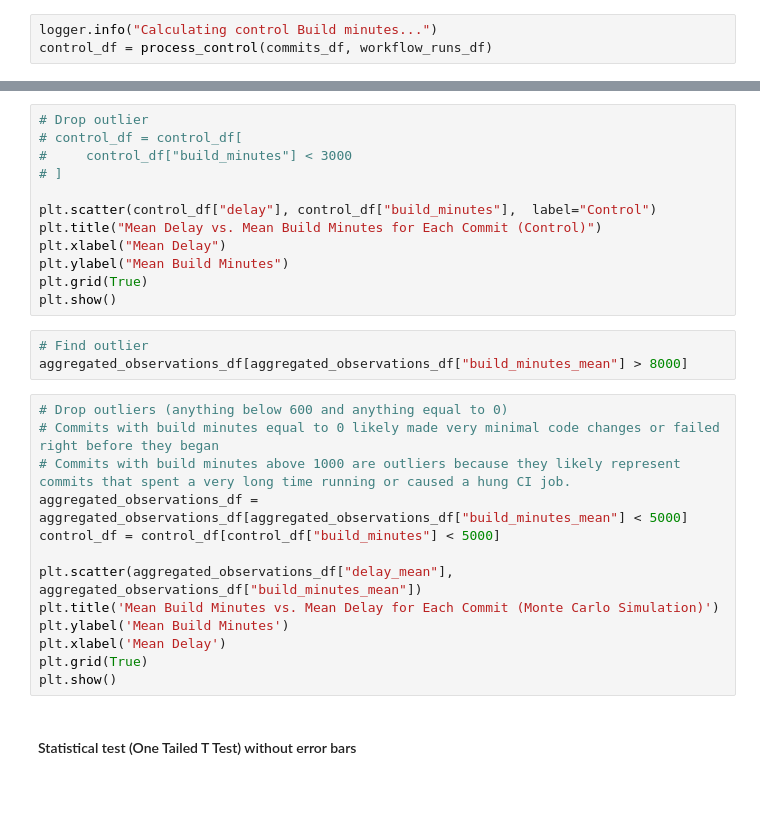
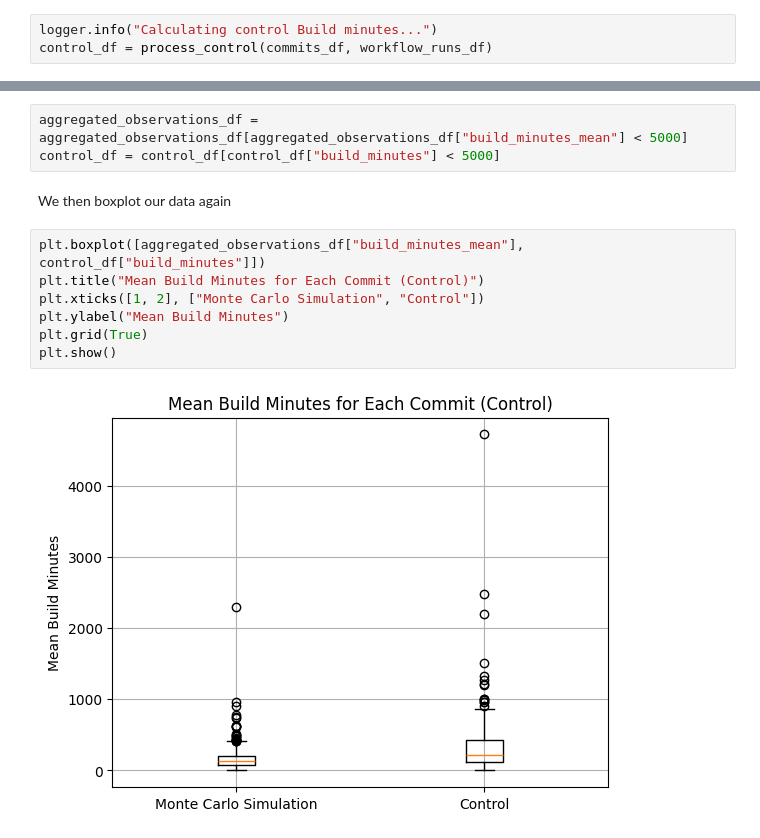
Before and after one commit to cs489-group-9/beam-analysis, a Jupyter notebook: merge-queues/analysis/expr_2_per_commit.ipynb, the cells around one changed output, grey strips where cells are left out. Drawn from its saved outputs; the diff is of its cells as text; blank space fills up the shorter version.

```diff
--- a/merge-queues/analysis/expr_2_per_commit.ipynb
+++ b/merge-queues/analysis/expr_2_per_commit.ipynb
@@ -143,30 +210,14 @@ aggregated_observations_df
+# %%
+aggregated_observations_df = aggregated_observations_df[aggregated_observations_df["build_minutes_mean"] < 5000]
+control_df = control_df[control_df["build_minutes"] < 5000]
+# %% [markdown]
+We then boxplot our data again
 # %%
-# Drop outlier
-# control_df = control_df[
-#     control_df["build_minutes"] < 3000
-# ]
-
-plt.scatter(control_df["delay"], control_df["build_minutes"],  label="Control")
-plt.title("Mean Delay vs. Mean Build Minutes for Each Commit (Control)")
-plt.xlabel("Mean Delay")
+plt.boxplot([aggregated_observations_df["build_minutes_mean"], control_df["build_minutes"]])
+plt.title("Mean Build Minutes for Each Commit (Control)")
+plt.xticks([1, 2], ["Monte Carlo Simulation", "Control"])
 plt.ylabel("Mean Build Minutes")
 plt.grid(True)
 plt.show()
+# %% [output]
+[figure, added]
-# %%
-# Find outlier
-aggregated_observations_df[aggregated_observations_df["build_minutes_mean"] > 8000]
-# %%
-# Drop outliers (anything below 600 and anything equal to 0)
-# Commits with build minutes equal to 0 likely made very minimal code changes or failed right before they began
-# Commits with build minutes above 1000 are outliers because they likely represent commits that spent a very long time running or caused a hung CI job.
-aggregated_observations_df = aggregated_observations_df[aggregated_observations_df["build_minutes_mean"] < 5000]
-control_df = control_df[control_df["build_minutes"] < 5000]
-
-plt.scatter(aggregated_observations_df["delay_mean"], aggregated_observations_df["build_minutes_mean"])
-plt.title('Mean Build Minutes vs. Mean Delay for Each Commit (Monte Carlo Simulation)')
-plt.ylabel('Mean Build Minutes')
-plt.xlabel('Mean Delay')
-plt.grid(True)
-plt.show()
-# %% [markdown]
-#### Statistical test (One Tailed T Test) without error bars
```
Also changed, not shown: parts of 32 cells of this notebook, 8 other files.
